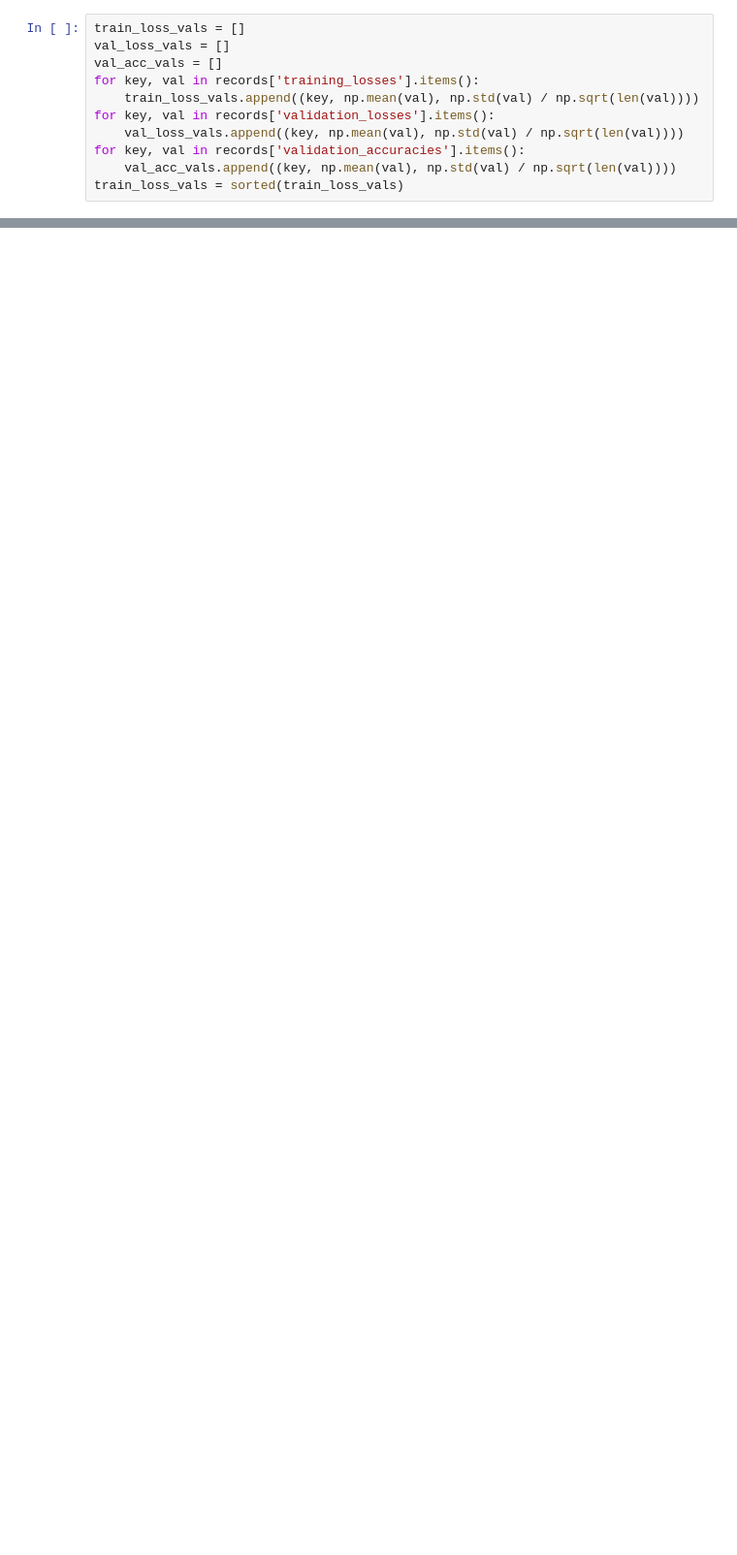
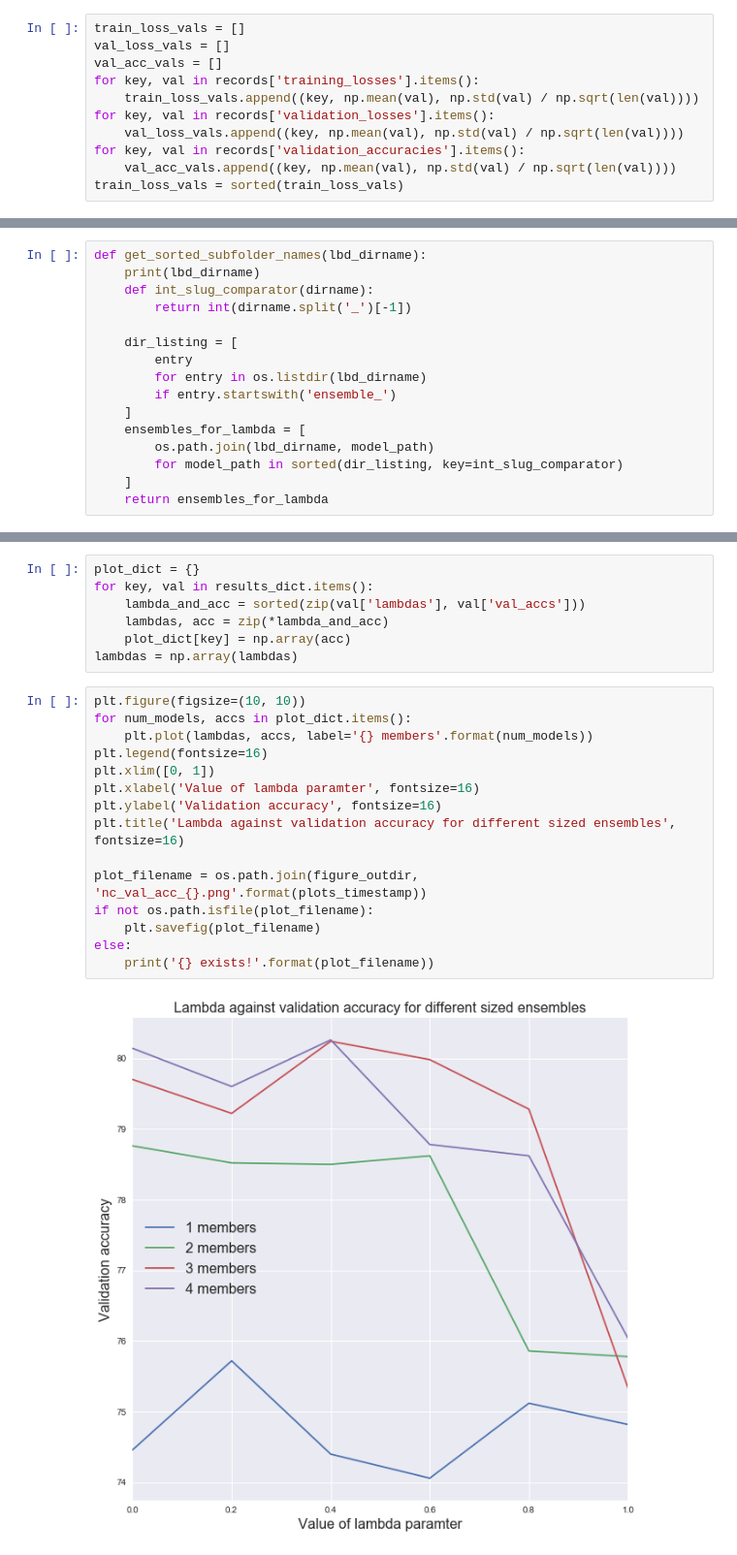
Before and after one commit to reynoldscem/cifar-deep-ensembles, a Jupyter notebook: Bagging figures.ipynb, the cells around one changed output, grey strips where cells are left out. Shown at 97% size. Drawn from its saved outputs; the diff is of its cells as text; blank space fills up the shorter version.

```diff
--- a/Bagging figures.ipynb
+++ b/Bagging figures.ipynb
@@ -140,0 +210,16 @@ epochs, means, standard_errors = zip(*train_loss_vals)
+# %%
+def get_sorted_subfolder_names(lbd_dirname):
+    print(lbd_dirname)
+    def int_slug_comparator(dirname):
+        return int(dirname.split('_')[-1])
+
+    dir_listing = [
+        entry
+        for entry in os.listdir(lbd_dirname)
+        if entry.startswith('ensemble_')
+    ]
+    ensembles_for_lambda = [
+        os.path.join(lbd_dirname, model_path)
+        for model_path in sorted(dir_listing, key=int_slug_comparator)
+    ]
+    return ensembles_for_lambda
@@ -140,0 +268,24 @@ epochs, means, standard_errors = zip(*train_loss_vals)
+# %%
+plot_dict = {}
+for key, val in results_dict.items():
+    lambda_and_acc = sorted(zip(val['lambdas'], val['val_accs']))
+    lambdas, acc = zip(*lambda_and_acc)
+    plot_dict[key] = np.array(acc)
+lambdas = np.array(lambdas)
+# %%
+plt.figure(figsize=(10, 10))
+for num_models, accs in plot_dict.items():
+    plt.plot(lambdas, accs, label='{} members'.format(num_models))
+plt.legend(fontsize=16)
+plt.xlim([0, 1])
+plt.xlabel('Value of lambda paramter', fontsize=16)
+plt.ylabel('Validation accuracy', fontsize=16)
+plt.title('Lambda against validation accuracy for different sized ensembles', fontsize=16)
+
+plot_filename = os.path.join(figure_outdir, 'nc_val_acc_{}.png'.format(plots_timestamp))
+if not os.path.isfile(plot_filename):
+    plt.savefig(plot_filename)
+else:
+    print('{} exists!'.format(plot_filename))
+# %% [output]
+[figure, added]
```
Also changed, not shown: parts of 10 cells of this notebook.
